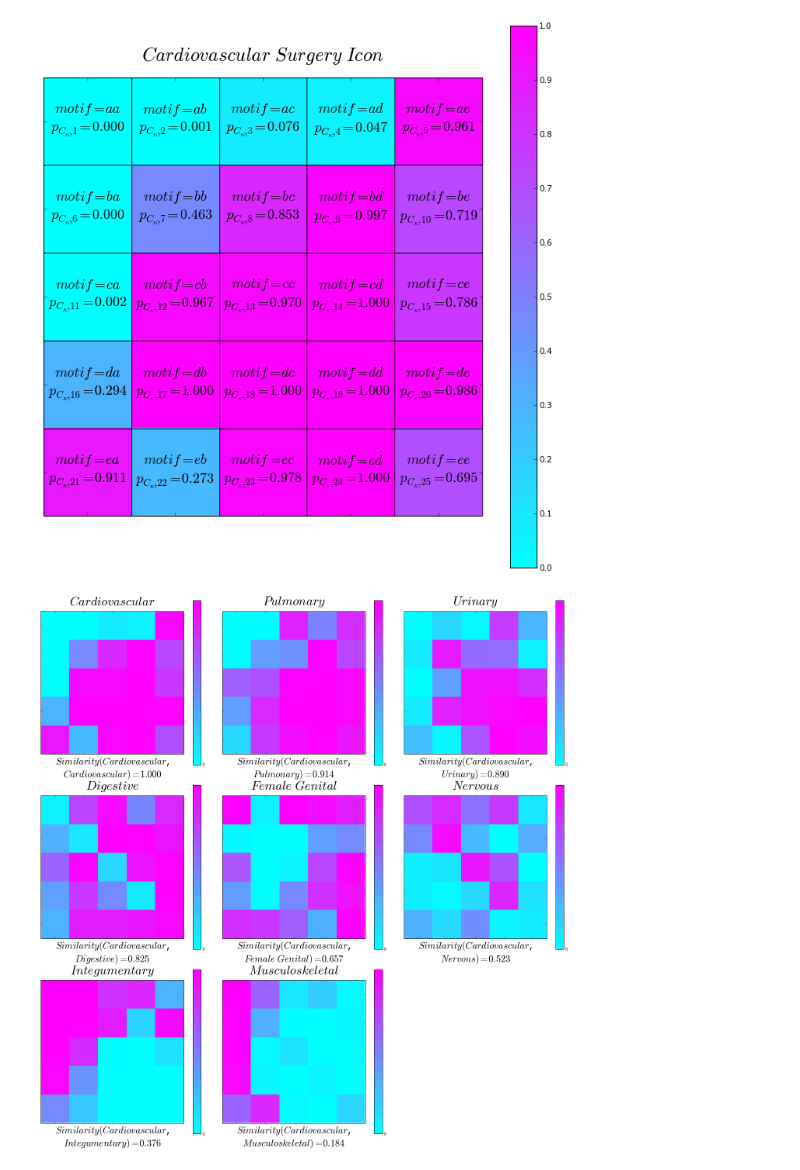
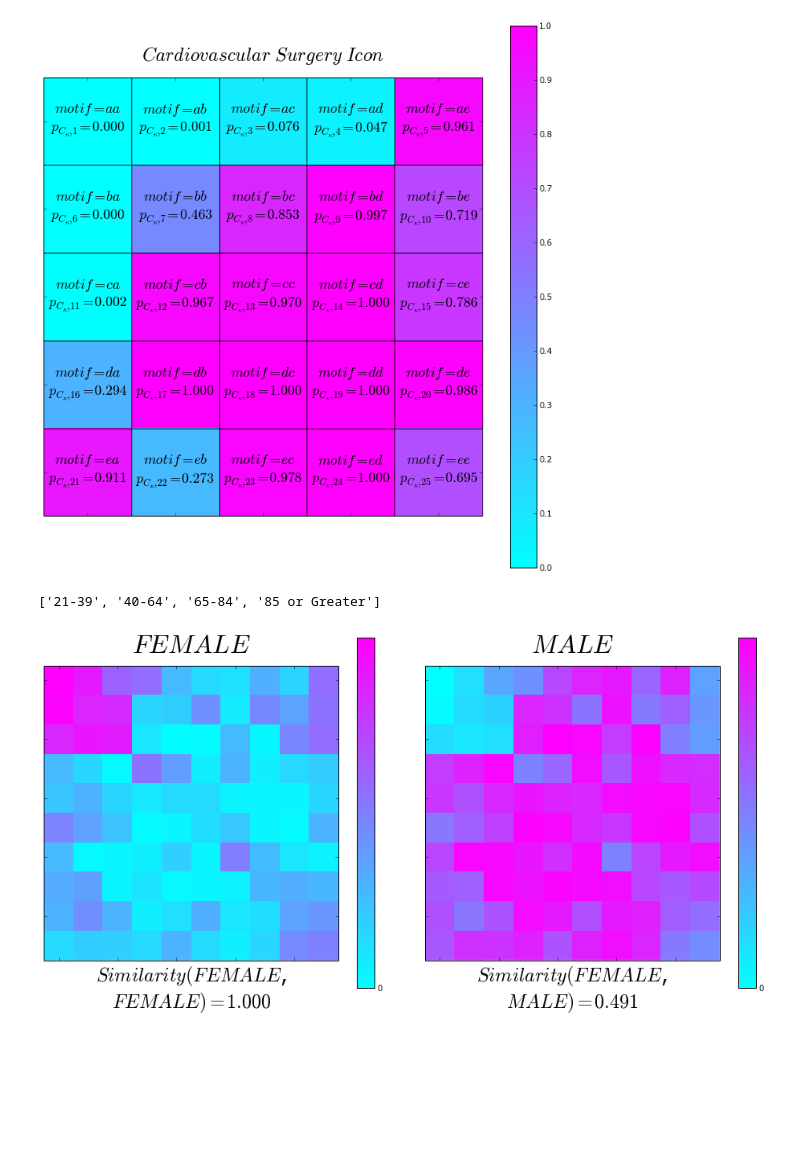
Before and after one commit to pvnick/tempos, a Jupyter notebook: pain_sax_ported.ipynb, the cells around one changed output. Saved outputs shown, nothing was run; the diff lists cells and outputs as text; code cells hidden in the pictures; blank space fills up the shorter version.

```diff
--- a/pain_sax_ported.ipynb
+++ b/pain_sax_ported.ipynb
@@ -532,6 +526,8 @@ sc.stats.norm.ppf(0)
 # %%
 #start_cutoff_pain_data.PrimaryCPTCodeCategory2
-clustered_motif_matrices = get_clustered_motif_matrices("PrimaryCPTCodeCategory2")
+#clustered_motif_matrices = get_clustered_motif_matrices("PrimaryCPTCodeCategory2")
+clustered_motif_matrices = get_clustered_motif_matrices("Gender")
+#clustered_motif_matrices = get_clustered_motif_matrices("Age_Group")
 clustered_motif_matrices_grouped = clustered_motif_matrices.groupby(level=0)
 cluster_sample_sizes = clustered_motif_matrices_grouped.count()
 individual_motif_counts_by_cluster = clustered_motif_matrices_grouped.sum()
@@ -732,38 +704,43 @@ plt.tight_layout()
 plt.savefig(figure_save_dir + "example_icon.pdf", bbox_inches="tight")
 # %% [output]
 [figure]
+# %%
+list(all_theta_similarities.index.levels)[0].tolist()
+# %% [output]
+['21-39', '40-64', '65-84', '85 or Greater']
 # %%
-first_icon_theta = "Cardiovascular"
+first_icon_theta = "FEMALE"
+#first_icon_theta = "Cardiovascular"
 theta_and_similarities = all_theta_similarities.ix[first_icon_theta]
 thetas_sorted = theta_and_similarities.sort(columns="similarity", ascending=False).index
 fig, axes = plt.subplots(nrows=3,
                          ncols=3,
                          figsize=(20,20))
 axes_flattened = axes.flatten()
 plt.hold(True)
 axis_index = 0
 for theta in thetas_sorted:
     ax = axes_flattened[axis_index]
     icon = icons.ix[theta]
     icon_side = np.sqrt(icon.count()).astype(int)
     #hide distracting axis ticks
     ax.tick_params(labelbottom='off',
                    labelleft='off')
     ax.set_title(label="$" + string.replace(theta, ' ', '\ ') + "$", fontsize=32, y=1.03)
     similarity = theta_and_similarities.ix[theta].similarity
     angle_text = "0"
     if similarity < 1:
         angle_text = np.rad2deg(np.arccos(similarity)).astype(int).astype(str)
     ax.set_xlabel(xlabel=r"$Similarity(" + string.replace(first_icon_theta, ' ', '\ ') + "$,\n$" + string.replace(theta, ' ', '\ ') + ") = " + ('%.3f' % similarity) + "$", fontsize=24)
     heatmap = ax.imshow(icon.reshape([icon_side, icon_side]).astype(float), interpolation='none', cmap = plt.cool(), vmin=0, vmax=1)
     cbar = fig.colorbar(heatmap, ax=ax)
     cbar.set_ticks(np.linspace(-3, 3, 5))
     axis_index = axis_index + 1
 for remaining_axis_index in range(axis_index, len(axes_flattened)):
     ax = axes_flattened[remaining_axis_index]
     fig.delaxes(ax)
 plt.tight_layout(pad=1.6)
-plt.savefig(figure_save_dir + "surgerytype_beta" + str(icon_side) + ".pdf")
+plt.savefig(figure_save_dir + "gender_beta" + str(icon_side) + ".pdf", bbox_inches="tight")
 plt.show()
 # %% [output]
-[figure, old version]
+[figure, new version]
```
Also changed, not shown: parts of 5 cells of this notebook.
